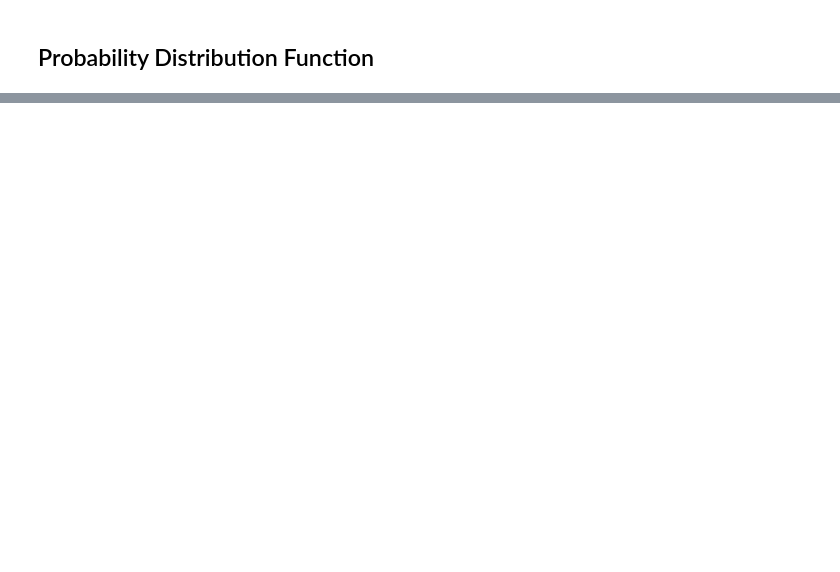
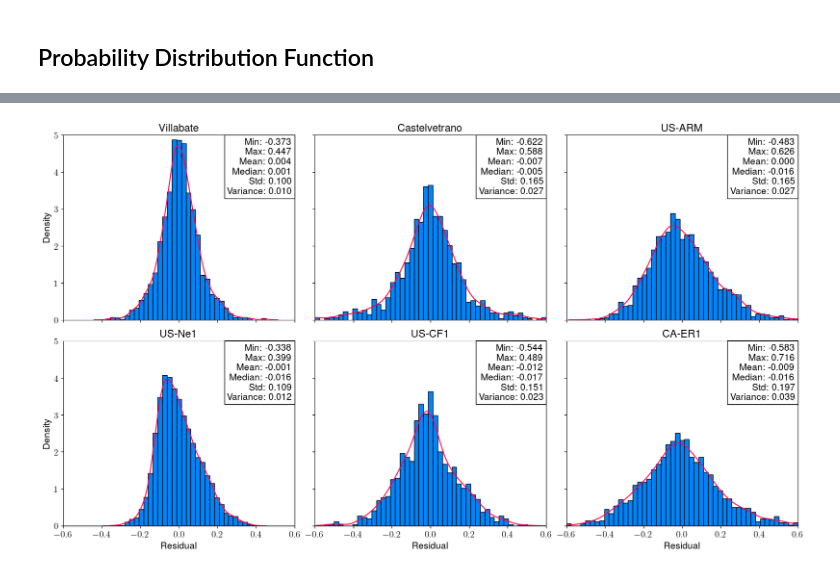
Before and after one commit to fedesss98/kc-predict, a Jupyter notebook: notebook/06-inspect-noise.ipynb, the cells around one changed output, grey strips where cells are left out. Cells and saved outputs as stored; diff of their text form; code cells hidden in the pictures; blank space fills up the shorter version.

```diff
--- a/notebook/06-inspect-noise.ipynb
+++ b/notebook/06-inspect-noise.ipynb
@@ -159,0 +179,33 @@ plot_statistics(df_noise, statistics=statistics)
+# %%
+plt.rcParams.update({
+    "text.usetex": True,
+    "font.family": "sans-serif",
+    "font.sans-serif": "Helvetica",
+    "font.size": 14,
+})
+
+FIELDS = {
+    "Villabate": "data\\villabate_fede",
+    "Castelvetrano": "data\\castelvetrano_fede",
+    "US-ARM": "data\\us_arm_fede",
+    "US-Ne1": "data\\us_ne1_fede",
+    "US-CF1": "data\\us_cf1_fede",
+    "CA-ER1": "data\\ca_er1_fede",
+}
+# Replace infinite values with NaN
+df.replace([np.inf, -np.inf], np.nan, inplace=True)
+
+fig, axs = plt.subplots(2, 3, figsize=(16, 9), layout='constrained', sharey=True, sharex=True)
+axs = axs.flatten()
+
+for i, (field, folder) in enumerate(FIELDS.items()):
+    df_noise = pd.read_pickle(f"..\{folder}\data\postprocessed\kc_noise.pickle").to_frame().reset_index()
+    df_noise.rename(columns={'resid': "Residual"}, inplace=True)
+    statistics, csv = get_statistics(df_noise["Residual"])
+    csv.to_csv(f"..\{folder}\data\postprocessed\kc_noise_Stats.csv", header=False)
+    plot_statistics(df_noise["Residual"], axs[i], field, statistics=statistics)
+
+fig.savefig("..\\visualization\\residual_distributions.png")
+fig.savefig("..\\visualization\\residual_distributions.eps")
+# %% [output]
+[figure, added]
```
Also changed, not shown: parts of 10 cells of this notebook, 2 other files.
